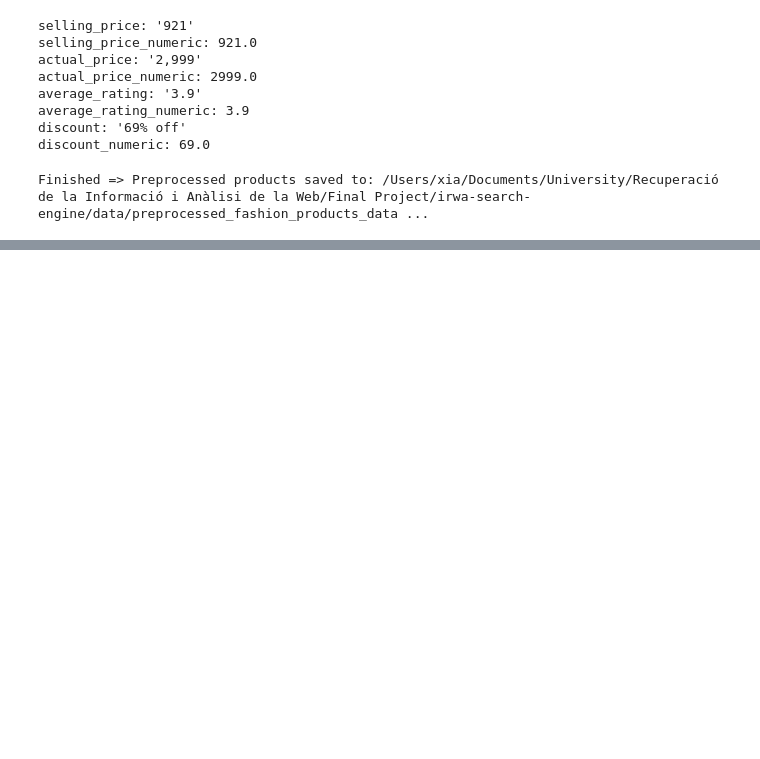
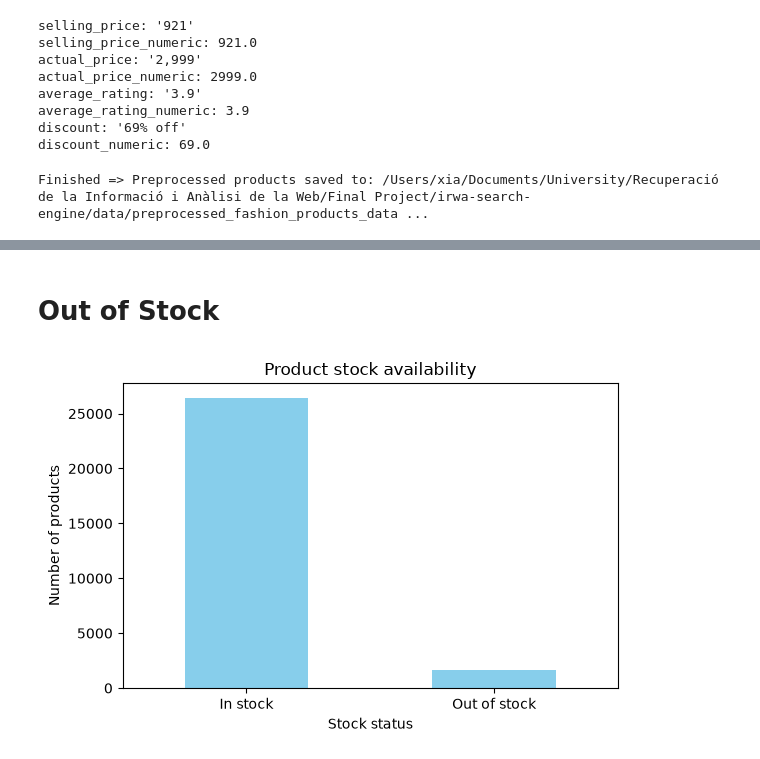
Before and after one commit to Mousemices/R-part1, a Jupyter notebook: project_progress/part_1/01_data_preparation.ipynb, the cells around one changed output, grey strips where cells are left out. Saved outputs shown, nothing was run; the diff lists cells and outputs as text; code cells hidden in the pictures; blank space fills up the shorter version.

```diff
--- a/project_progress/part_1/01_data_preparation.ipynb
+++ b/project_progress/part_1/01_data_preparation.ipynb
@@ -214,0 +393,36 @@ Finished => Preprocessed products saved to: /Users/xia/Documents/University/Recu
+# %% [markdown]
+# Out of Stock
+# %%
+stock_count = Counter(
+    product["out_of_stock"]
+    for product in preprocessed_products
+)
+
+stock_df = pd.DataFrame([
+    {
+        "stock_status": "Out of stock" if status else "In stock",
+        "product_count": count,
+        "percentage": count / len(preprocessed_products) * 100
+    }
+
+    for status, count in stock_count.items()
+])
+
+stock_df.round(2)
+
+stock_df.plot.bar(
+    x="stock_status",
+    y="product_count",
+    color="skyblue",
+    figsize=(6, 4),
+    rot=0,
+    legend=False
+)
+
+plt.title("Product stock availability")
+plt.xlabel("Stock status")
+plt.ylabel("Number of products")
+plt.tight_layout()
+plt.show()
+# %% [output]
+[figure, added]
```
Also changed, not shown: parts of 10 cells of this notebook, 9 other files.
